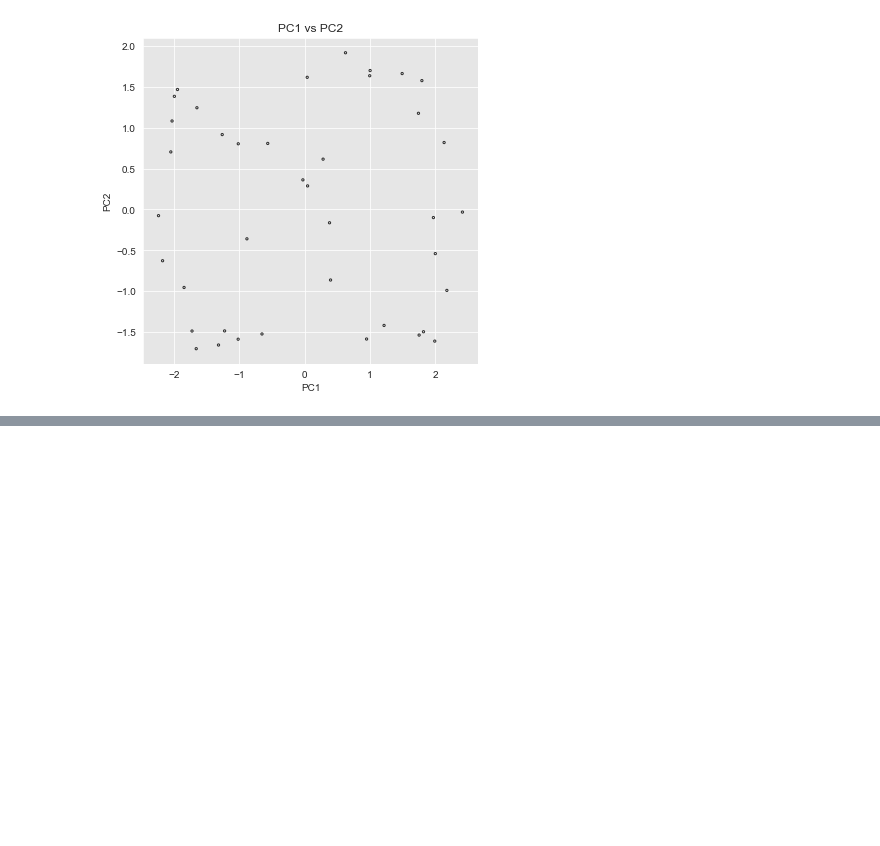
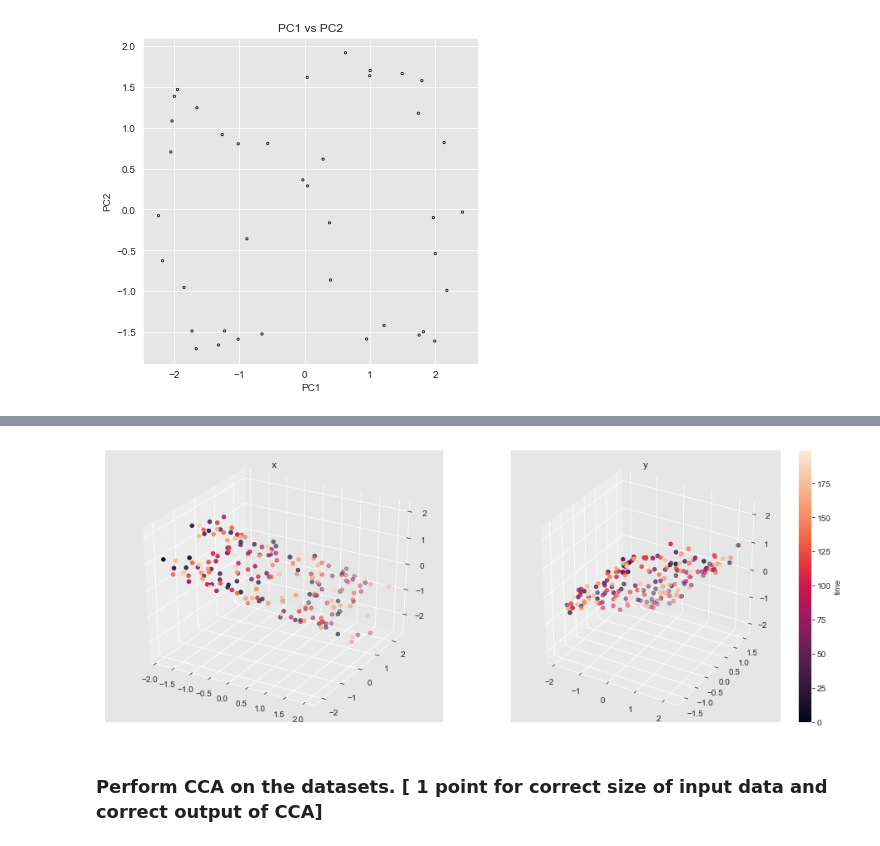
Before and after one commit to Pearl-Ayem/Geoscientific-Data-Science-and-Empirical-Modeling, a Jupyter notebook: Assignment_2/Assn2.ipynb, the cells around one changed output, grey strips where cells are left out. Saved outputs shown, nothing was run; the diff lists cells and outputs as text; code cells hidden in the pictures; blank space fills up the shorter version.

```diff
--- a/Assignment_2/Assn2.ipynb
+++ b/Assignment_2/Assn2.ipynb
@@ -165,0 +228,16 @@ plt.show()
+# %%
+fig = plt.figure(figsize=(16,6))
+
+ax = fig.add_subplot(121,projection='3d')
+ax.scatter(xdata.iloc[:,0],xdata.iloc[:,1],xdata.iloc[:,2],c=t)
+plt.title('x')
+
+ax = fig.add_subplot(122,projection='3d')
+p = ax.scatter(ydata.iloc[:,0],ydata.iloc[:,1],ydata.iloc[:,2],c=t)
+plt.title('y')
+cbar = fig.colorbar(p)
+cbar.set_label('time')
+# %% [output]
+[figure, added]
+# %% [markdown]
+### Perform CCA on the datasets. [ 1 point for correct size of input data and correct output of CCA]
```
Also changed, not shown: parts of 10 cells of this notebook.
